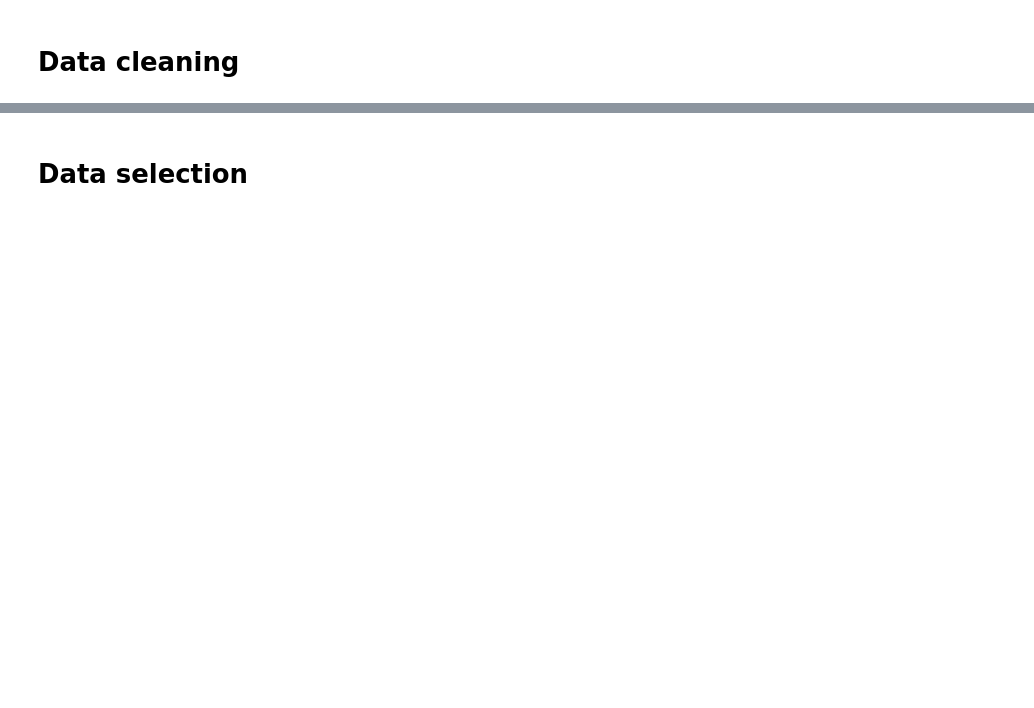
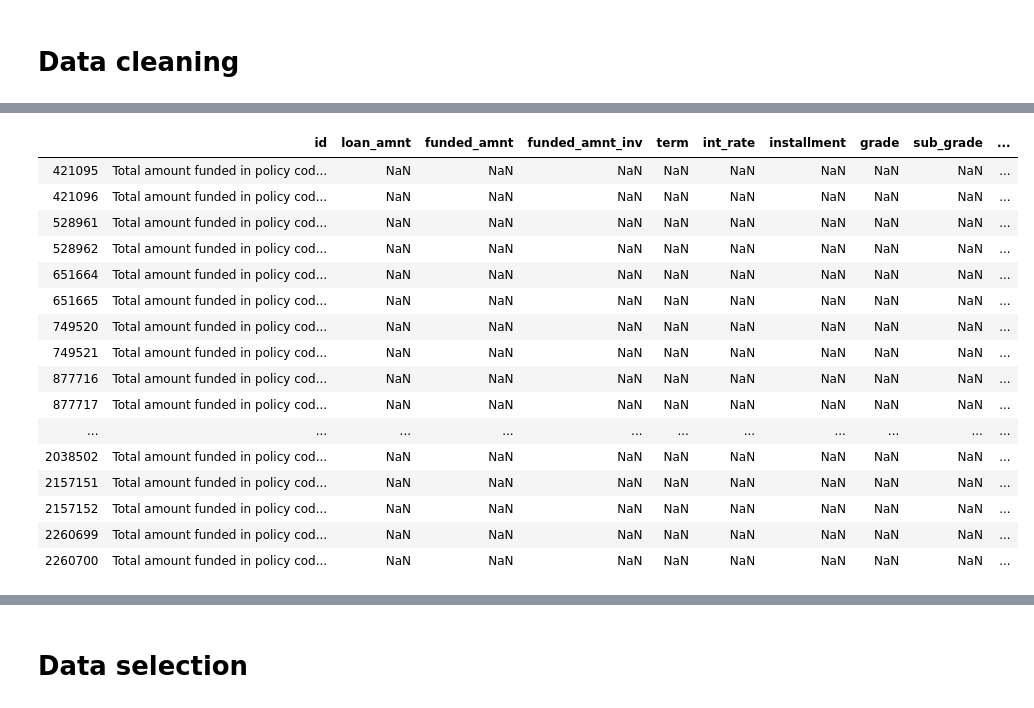
Before and after one commit to simondyates/Lending-Club, a Jupyter notebook: Dan/basic_EDA.ipynb, the cells around one changed output, grey strips where cells are left out. Cells and saved outputs as stored; diff of their text form; code cells hidden in the pictures; blank space fills up the shorter version.

```diff
--- a/Dan/basic_EDA.ipynb
+++ b/Dan/basic_EDA.ipynb
@@ -6,9 +6,15 @@
 Once deleted, variables cannot be recovered. Proceed (y/[n])?  y
 # %%
 import pandas as pd
+pd.set_option('display.max_rows', None, 'display.max_columns', None)
 import numpy as np
 import time
 import datetime
 import matplotlib.pyplot as plt
+plt.style.use('ggplot')
+import seaborn as sns
+
+import warnings
+warnings.filterwarnings('ignore')
 # %% [markdown]
 # Load data
@@ -33,0 +33,9 @@ def is_integer(x):
+# %%
+# All member_id are NaN, depersonalized. URLs are useless, drop both
+try:
+    df.drop(['member_id', 'url'], inplace=True, axis=1)
+except:
+    pass
+
+# inspect the actual records
+df.sample(3).T
@@ -33,0 +60,20 @@ def is_integer(x):
+# %%
+df[df.loan_amnt.isna().T]
+# %% [output]
+|  | id | loan_amnt | funded_amnt | funded_amnt_inv | term | int_rate | installment | grade | sub_grade | ... |
+| 421095 | Total amount funded in policy cod... | NaN | NaN | NaN | NaN | NaN | NaN | NaN | NaN | ... |
+| 421096 | Total amount funded in policy cod... | NaN | NaN | NaN | NaN | NaN | NaN | NaN | NaN | ... |
+| 528961 | Total amount funded in policy cod... | NaN | NaN | NaN | NaN | NaN | NaN | NaN | NaN | ... |
+| 528962 | Total amount funded in policy cod... | NaN | NaN | NaN | NaN | NaN | NaN | NaN | NaN | ... |
+| 651664 | Total amount funded in policy cod... | NaN | NaN | NaN | NaN | NaN | NaN | NaN | NaN | ... |
+| 651665 | Total amount funded in policy cod... | NaN | NaN | NaN | NaN | NaN | NaN | NaN | NaN | ... |
+| 749520 | Total amount funded in policy cod... | NaN | NaN | NaN | NaN | NaN | NaN | NaN | NaN | ... |
+| 749521 | Total amount funded in policy cod... | NaN | NaN | NaN | NaN | NaN | NaN | NaN | NaN | ... |
+| 877716 | Total amount funded in policy cod... | NaN | NaN | NaN | NaN | NaN | NaN | NaN | NaN | ... |
+| 877717 | Total amount funded in policy cod... | NaN | NaN | NaN | NaN | NaN | NaN | NaN | NaN | ... |
+| ... | ... | ... | ... | ... | ... | ... | ... | ... | ... | ... |
+| 2038502 | Total amount funded in policy cod... | NaN | NaN | NaN | NaN | NaN | NaN | NaN | NaN | ... |
+| 2157151 | Total amount funded in policy cod... | NaN | NaN | NaN | NaN | NaN | NaN | NaN | NaN | ... |
+| 2157152 | Total amount funded in policy cod... | NaN | NaN | NaN | NaN | NaN | NaN | NaN | NaN | ... |
+| 2260699 | Total amount funded in policy cod... | NaN | NaN | NaN | NaN | NaN | NaN | NaN | NaN | ... |
+| 2260700 | Total amount funded in policy cod... | NaN | NaN | NaN | NaN | NaN | NaN | NaN | NaN | ... |
```
Also changed, not shown: parts of 78 cells of this notebook, 3 other files.
